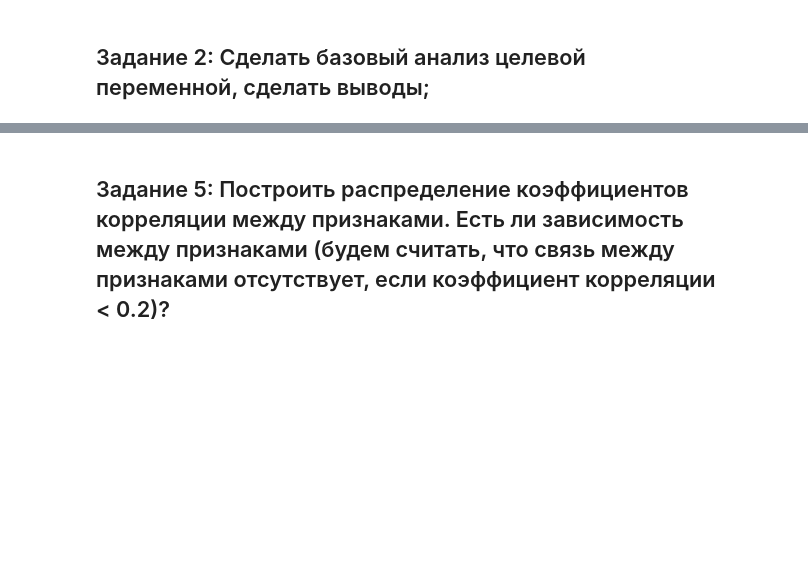
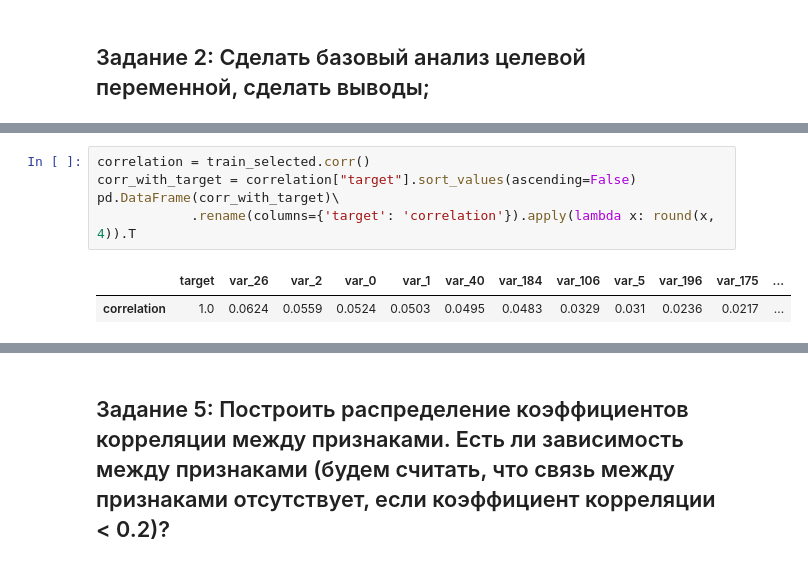
Before and after one commit to koryagin2006/GB_course_Sports_data_analysis, a Jupyter notebook: HW_1 Exploration Data Analysis.ipynb, the cells around one changed output, grey strips where cells are left out. Cells and saved outputs as stored; diff of their text form; blank space fills up the shorter version.

```diff
--- a/HW_1 Exploration Data Analysis.ipynb
+++ b/HW_1 Exploration Data Analysis.ipynb
@@ -116,0 +149,8 @@ msno.matrix(numerical_features);
+# %%
+correlation = train_selected.corr()
+corr_with_target = correlation["target"].sort_values(ascending=False)
+pd.DataFrame(corr_with_target)\
+            .rename(columns={'target': 'correlation'}).apply(lambda x: round(x, 4)).T
+# %% [output]
+|  | target | var_26 | var_2 | var_0 | var_1 | var_40 | var_184 | var_106 | var_5 | var_196 | var_175 | ... |
+| correlation | 1.0 | 0.0624 | 0.0559 | 0.0524 | 0.0503 | 0.0495 | 0.0483 | 0.0329 | 0.031 | 0.0236 | 0.0217 | ... |
```
Also changed, not shown: parts of 9 cells of this notebook.
